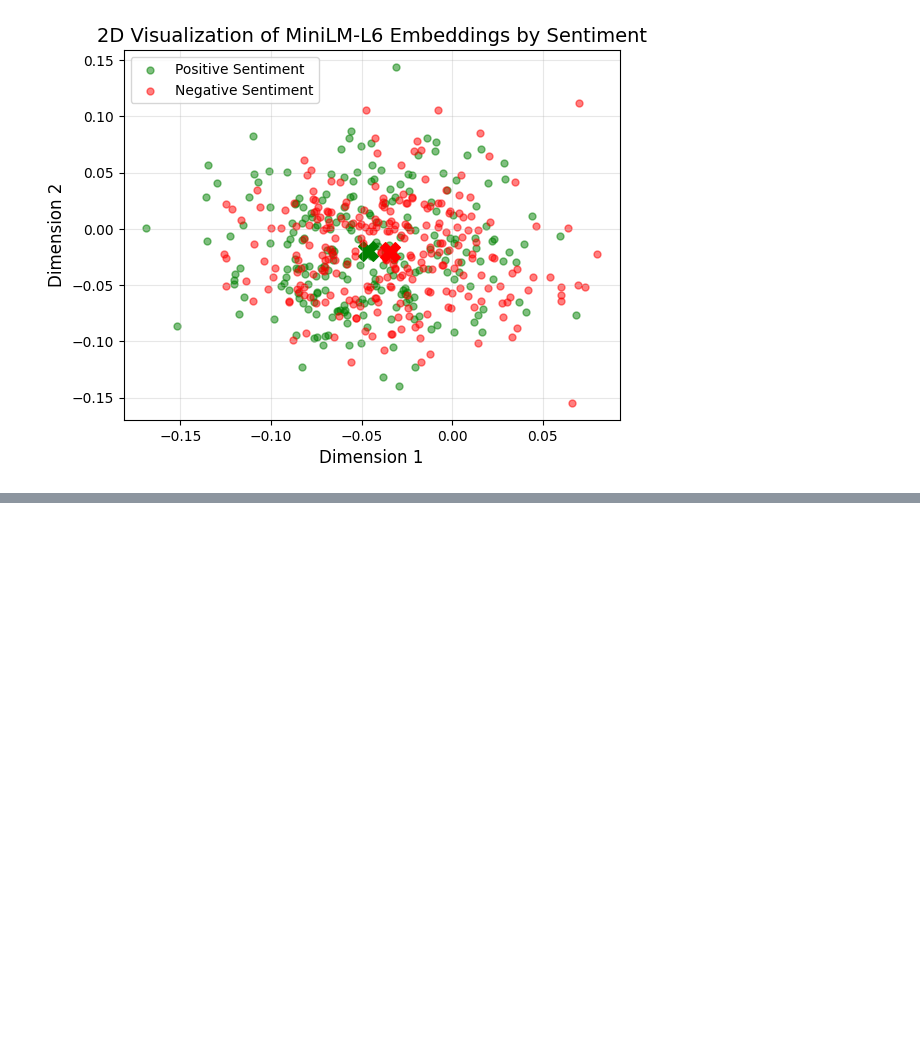
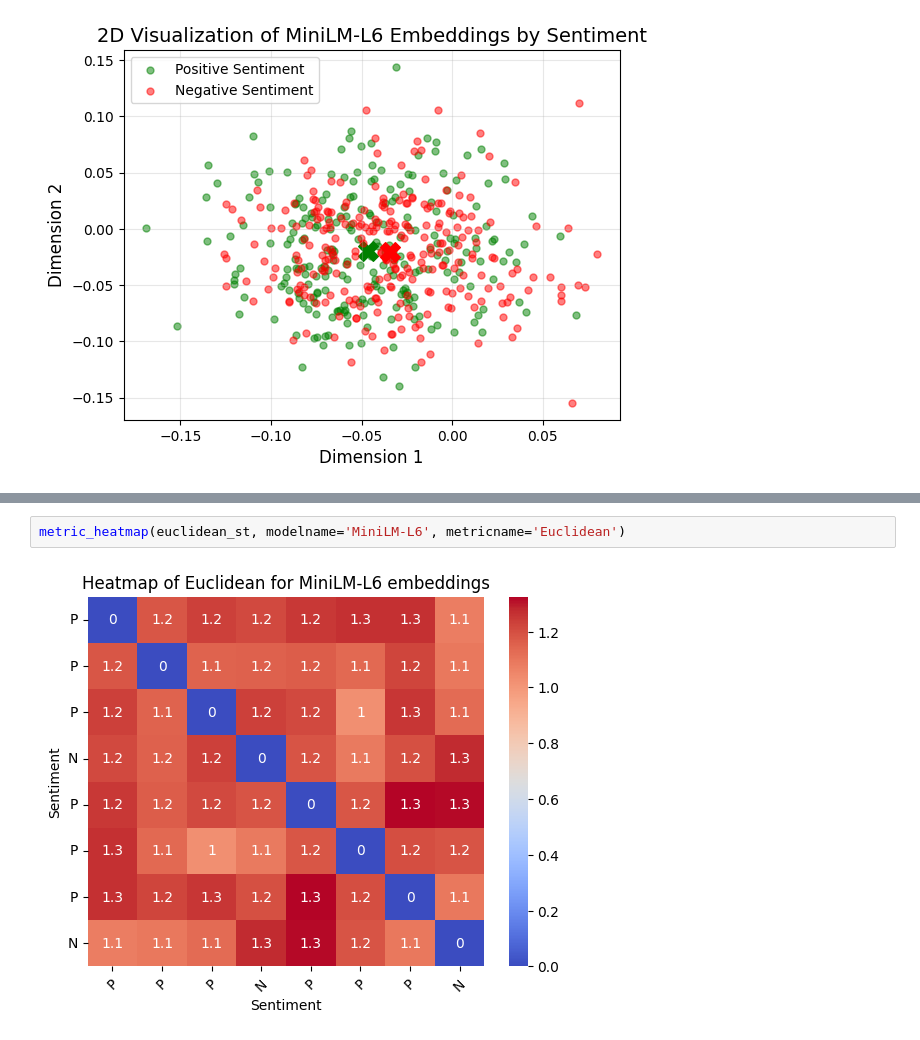
Before and after one commit to alexanderhxs/Deep-Learning-Project-3, a Jupyter notebook: notebooks/LLMs.ipynb, the cells around one changed output, grey strips where cells are left out. Cells and saved outputs as stored; diff of their text form; blank space fills up the shorter version.

```diff
--- a/notebooks/LLMs.ipynb
+++ b/notebooks/LLMs.ipynb
@@ -182,0 +226,4 @@ scatter_plot(st_embeddings, name='MiniLM-L6')
+# %%
+metric_heatmap(euclidean_st, modelname='MiniLM-L6', metricname='Euclidean')
+# %% [output]
+[figure, added]
```
Also changed, not shown: parts of 10 cells of this notebook.
